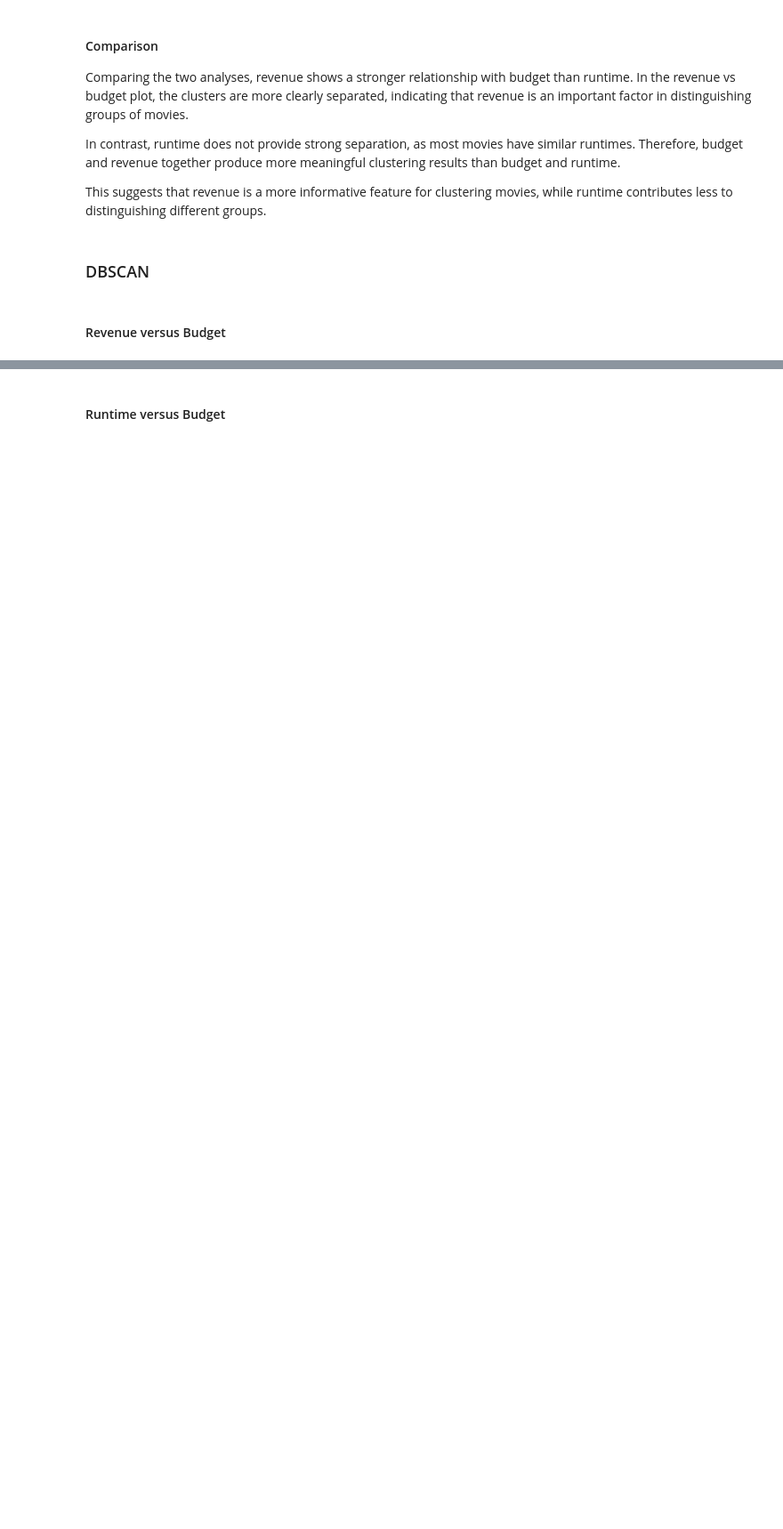
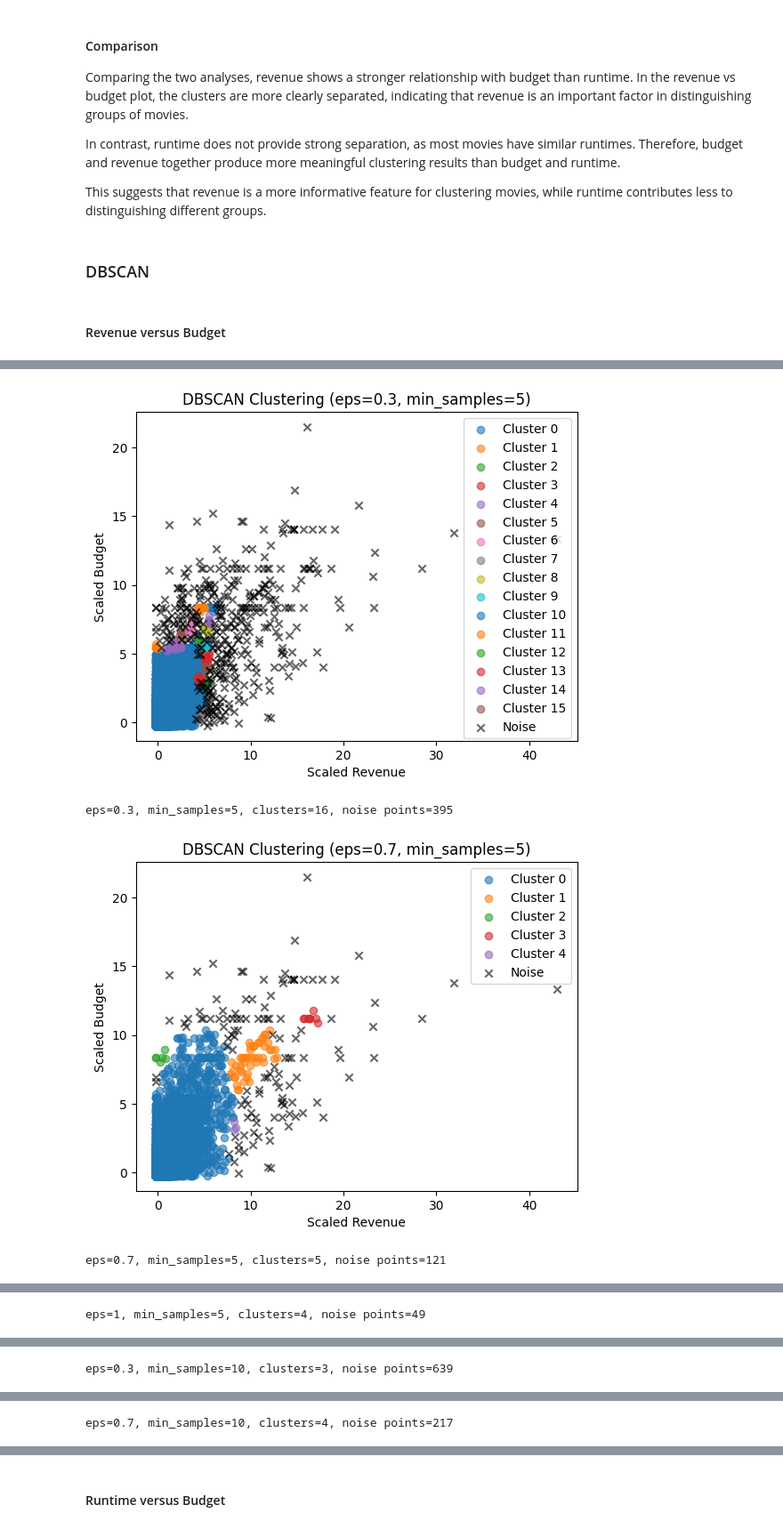
Before and after one commit to Zixin-Fan/CSI4142-A4, a Jupyter notebook: CSI4142_A4_ZixinFan_SolinMaaroof.ipynb, the cells around one changed output, grey strips where cells are left out. Shown at 89% size. Drawn from its saved outputs; the diff is of its cells as text; code cells hidden in the pictures; blank space fills up the shorter version.

```diff
--- a/CSI4142_A4_ZixinFan_SolinMaaroof.ipynb
+++ b/CSI4142_A4_ZixinFan_SolinMaaroof.ipynb
@@ -591,7 +520,6 @@ for k in ks:
 ##### Visualization for Runtime versus Budget
 # %%
 for k in ks:
-    plt.figure(figsize=(8, 6))
     labels=kmeans_results[k]['labels']
     centroids=kmeans_results[k]['centroids']
     # plot the clustered data points in the standardized feature space
@@ -627,0 +579,38 @@ This suggests that revenue is a more informative feature for clustering movies,
+# %%
+for param in dbscan_params:
+    eps=param['eps'] # extract eps value for this run
+    min_samples=param['min_samples']
+    labels=dbscan_results[(eps, min_samples)]['labels']
+    n_clusters=dbscan_results[(eps, min_samples)]['n_clusters']
+    n_noise=dbscan_results[(eps, min_samples)]['n_noise']
+    unique_labels=set(labels) # get all unique cluster labels (including -1 for noise)
+
+    for label in unique_labels:
+        class_member_mask=(labels==label) # boolean mask to select points in current cluster
+        xy=comb_scaled[class_member_mask] # extract corresponding data points
+        if label==-1: # noise points
+            plt.scatter(
+                xy[:, 0], xy[:, 1], # get x and y coordinates
+                c='black', # use black color for noise points
+                marker='x', # use x marker for noise
+                alpha=0.6,
+                label='Noise'
+            ) # plot noise points in black
+        else: # cluster points
+            plt.scatter(
+                xy[:, 0], xy[:, 1], # get x and y coordinates
+                alpha=0.6,
+                label=f'Cluster {label}' # label each cluster
+            ) # plot cluster points
+
+    plt.title(f'DBSCAN Clustering (eps={eps}, min_samples={min_samples})')
+    plt.xlabel('Scaled Revenue')
+    plt.ylabel('Scaled Budget')
+    plt.legend()
+    plt.show()
+    print(f"eps={eps}, min_samples={min_samples}, clusters={n_clusters}, noise points={n_noise}")
+# %% [output]
+[figure, added]
+eps=0.3, min_samples=5, clusters=16, noise points=395
+[figure, added]
+eps=0.7, min_samples=5, clusters=5, noise points=121
@@ -627,0 +618 @@ This suggests that revenue is a more informative feature for clustering movies,
+eps=1, min_samples=5, clusters=4, noise points=49
@@ -627,0 +620 @@ This suggests that revenue is a more informative feature for clustering movies,
+eps=0.3, min_samples=10, clusters=3, noise points=639
@@ -627,0 +622 @@ This suggests that revenue is a more informative feature for clustering movies,
+eps=0.7, min_samples=10, clusters=4, noise points=217
```
Also changed, not shown: parts of 20 cells of this notebook.
